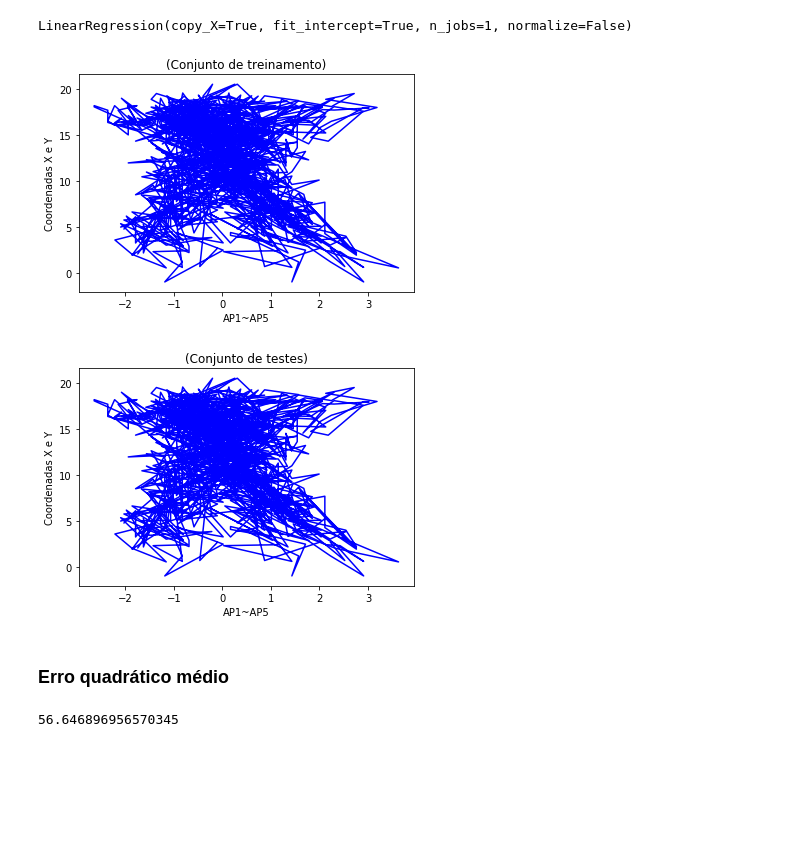
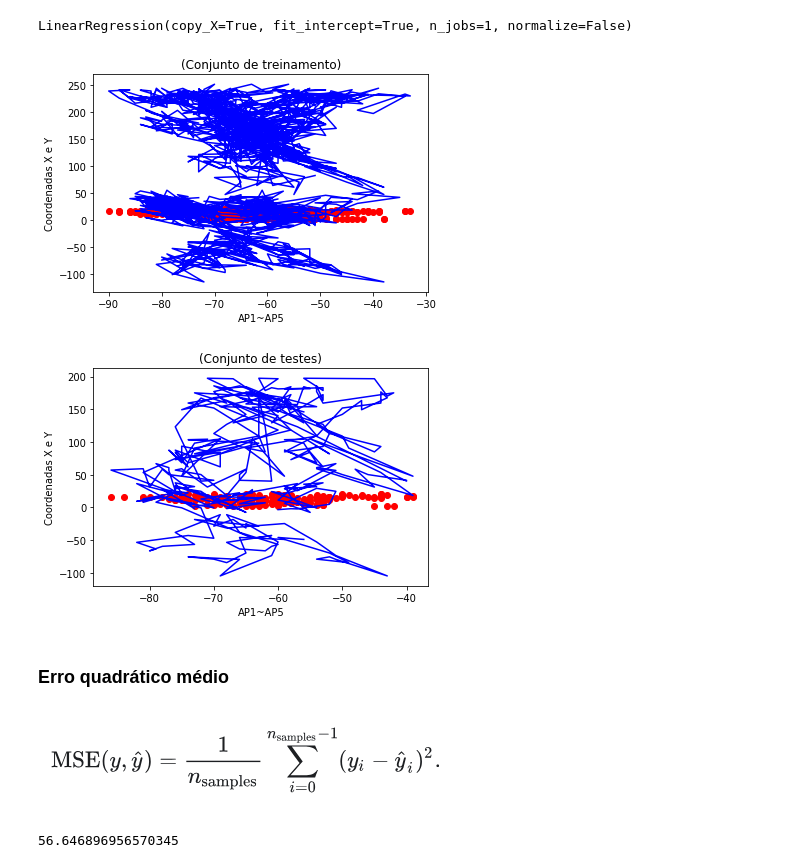
Before and after one commit to nathNath/provadeia, a Jupyter notebook: questaotres/questaotres.ipynb, the cells around one changed output. Cells and saved outputs as stored; diff of their text form; code cells hidden in the pictures; blank space fills up the shorter version.

```diff
--- a/questaotres/questaotres.ipynb
+++ b/questaotres/questaotres.ipynb
@@ -176,27 +179,34 @@ y_pred = regressor.predict(X_test)
 # %%
 # Visualizando os resultados da base de treinamento
 
-#plt.scatter(X_train, y_train, color = 'red')
+plt.scatter(X_train[:, 0:1], y_train[:, 0:1], color = 'red')
+plt.scatter(X_train[:, 2:3], y_train[:, 0:1], color = 'red')
+plt.scatter(X_train[:, [4]], y_train[:, 0:1], color = 'red')
 plt.plot(X_train, regressor.predict(X_train), color = 'blue')
 plt.title('(Conjunto de treinamento)')
 plt.xlabel('AP1~AP5')
 plt.ylabel('Coordenadas X e Y')
 plt.show()
 # %% [output]
-[figure, old version]
+[figure, new version]
 # %%
-# Visualizando os resultados da base de treinamento
+# Visualizando os resultados da base de testes
 
-#plt.scatter(X_test, y_test, color = 'red')
-plt.plot(X_train, regressor.predict(X_train), color = 'blue')
+plt.scatter(X_test[:, 0:1], y_test[:, 0:1], color = 'red')
+plt.scatter(X_test[:, 2:3], y_test[:, 0:1], color = 'red')
+plt.scatter(X_test[:, [4]], y_test[:, 0:1], color = 'red')
+plt.plot(X_test, regressor.predict(X_test), color = 'blue')
 plt.title('(Conjunto de testes)')
 plt.xlabel('AP1~AP5')
 plt.ylabel('Coordenadas X e Y')
 plt.show()
 # %% [output]
-[figure, old version]
+[figure, new version]
 # %% [markdown]
 ### Erro quadrático médio
+
+
+![MSE.png](attachment:MSE.png)
 # %%
 from sklearn.metrics import mean_squared_error
 mse = mean_squared_error(y_test, y_pred, sample_weight = None, multioutput = 'uniform_average')
```
Also changed, not shown: parts of 12 cells of this notebook.
